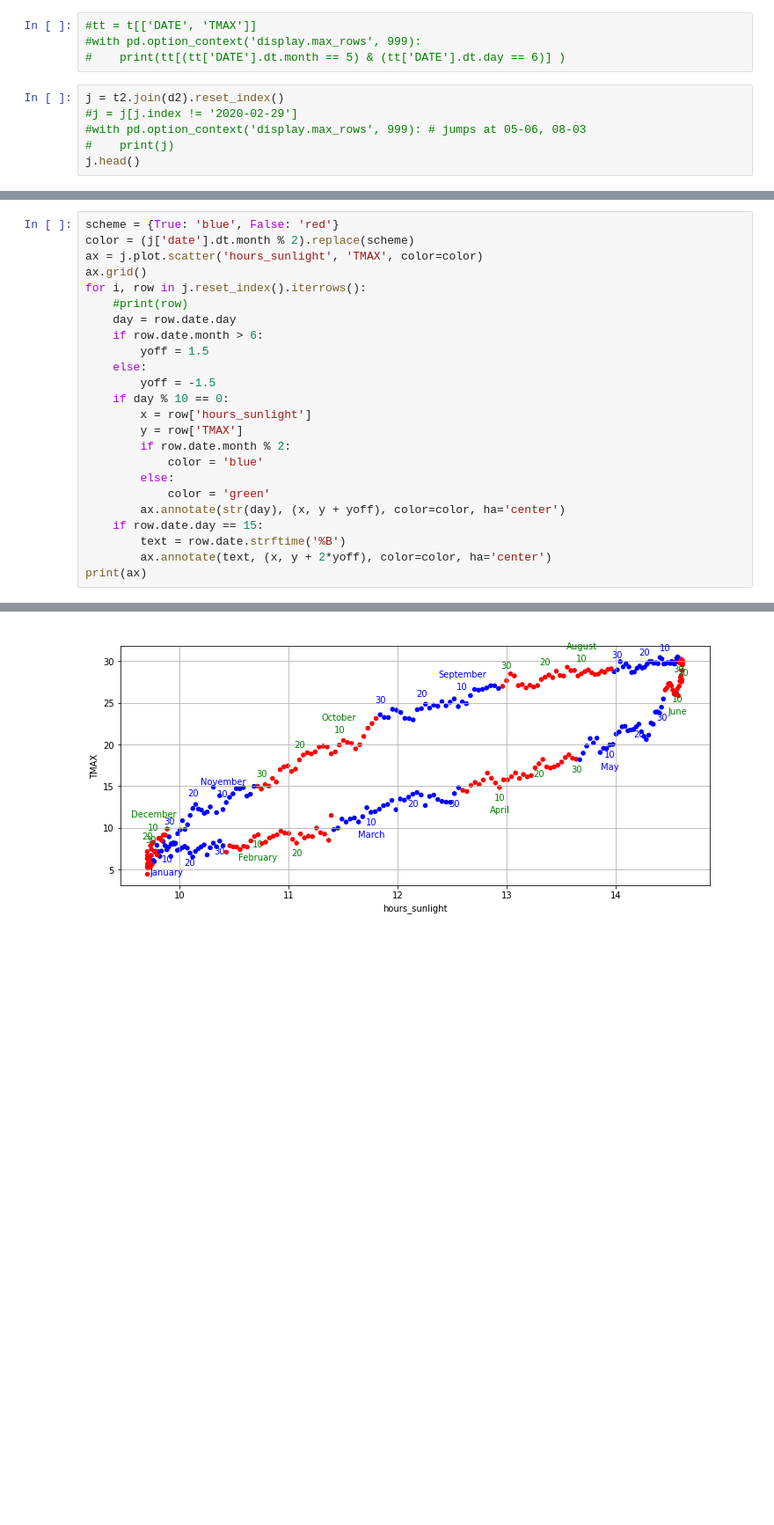
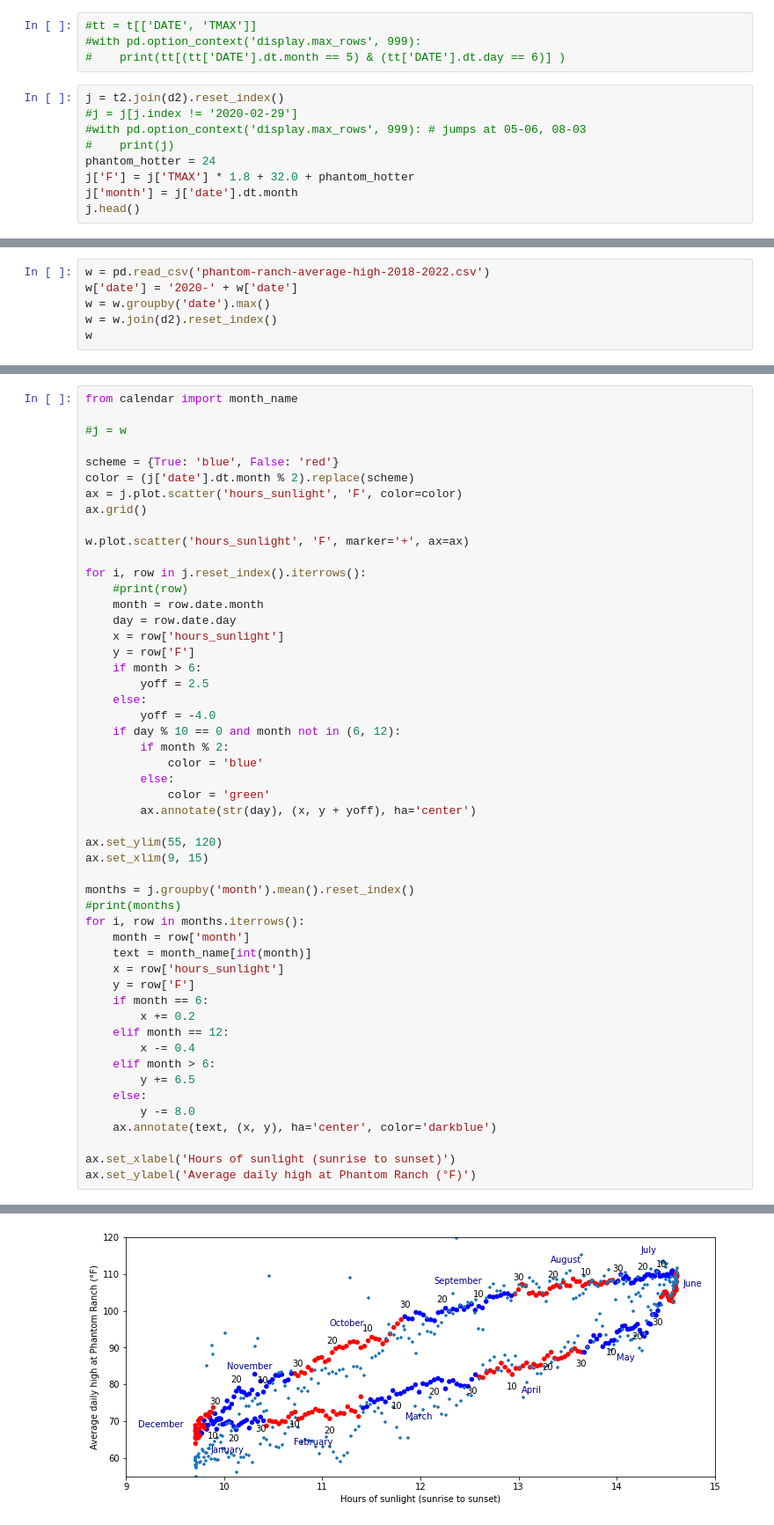
Before and after one commit to skyfielders/astronomy-notebooks, a Jupyter notebook: Plots/grand-canyon-temperature-vs-daylight.ipynb, the cells around one changed output, grey strips where cells are left out. Shown at 88% size. Drawn from its saved outputs; the diff is of its cells as text; blank space fills up the shorter version.

```diff
--- a/Plots/grand-canyon-temperature-vs-daylight.ipynb
+++ b/Plots/grand-canyon-temperature-vs-daylight.ipynb
@@ -114,5 +122,8 @@ j = t2.join(d2).reset_index()
 #j = j[j.index != '2020-02-29']
 #with pd.option_context('display.max_rows', 999): # jumps at 05-06, 08-03
 #    print(j)
+phantom_hotter = 24
+j['F'] = j['TMAX'] * 1.8 + 32.0 + phantom_hotter
+j['month'] = j['date'].dt.month
 j.head()
 # %% [output]
@@ -124,0 +136,6 @@ j.head()
+# %%
+w = pd.read_csv('phantom-ranch-average-high-2018-2022.csv')
+w['date'] = '2020-' + w['date']
+w = w.groupby('date').max()
+w = w.join(d2).reset_index()
+w
@@ -125,25 +156,52 @@ j.head()
 # %%
+from calendar import month_name
+
+#j = w
+
 scheme = {True: 'blue', False: 'red'}
 color = (j['date'].dt.month % 2).replace(scheme)
-ax = j.plot.scatter('hours_sunlight', 'TMAX', color=color)
+ax = j.plot.scatter('hours_sunlight', 'F', color=color)
 ax.grid()
+
+w.plot.scatter('hours_sunlight', 'F', marker='+', ax=ax)
+
 for i, row in j.reset_index().iterrows():
     #print(row)
+    month = row.date.month
     day = row.date.day
-    if row.date.month > 6:
-        yoff = 1.5
+    x = row['hours_sunlight']
+    y = row['F']
+    if month > 6:
+        yoff = 2.5
     else:
-        yoff = -1.5
-    if day % 10 == 0:
-        x = row['hours_sunlight']
-        y = row['TMAX']
-        if row.date.month % 2:
+        yoff = -4.0
+    if day % 10 == 0 and month not in (6, 12):
+        if month % 2:
             color = 'blue'
         else:
             color = 'green'
-        ax.annotate(str(day), (x, y + yoff), color=color, ha='center')
-    if row.date.day == 15:
-        text = row.date.strftime('%B')
-        ax.annotate(text, (x, y + 2*yoff), color=color, ha='center')
-print(ax)
+        ax.annotate(str(day), (x, y + yoff), ha='center')
+
+ax.set_ylim(55, 120)
+ax.set_xlim(9, 15)
+
+months = j.groupby('month').mean().reset_index()
+#print(months)
+for i, row in months.iterrows():
+    month = row['month']
+    text = month_name[int(month)]
+    x = row['hours_sunlight']
+    y = row['F']
+    if month == 6:
+        x += 0.2
+    elif month == 12:
+        x -= 0.4
+    elif month > 6:
+        y += 6.5
+    else:
+        y -= 8.0
+    ax.annotate(text, (x, y), ha='center', color='darkblue')
+
+ax.set_xlabel('Hours of sunlight (sunrise to sunset)')
+ax.set_ylabel('Average daily high at Phantom Ranch (°F)')
 # %% [output]
@@ -151 +209 @@ AxesSubplot(0.125,0.125;0.775x0.755)
-[figure, old version]
+[figure, new version]
```
Also changed, not shown: parts of 4 cells of this notebook, 3 other files.
